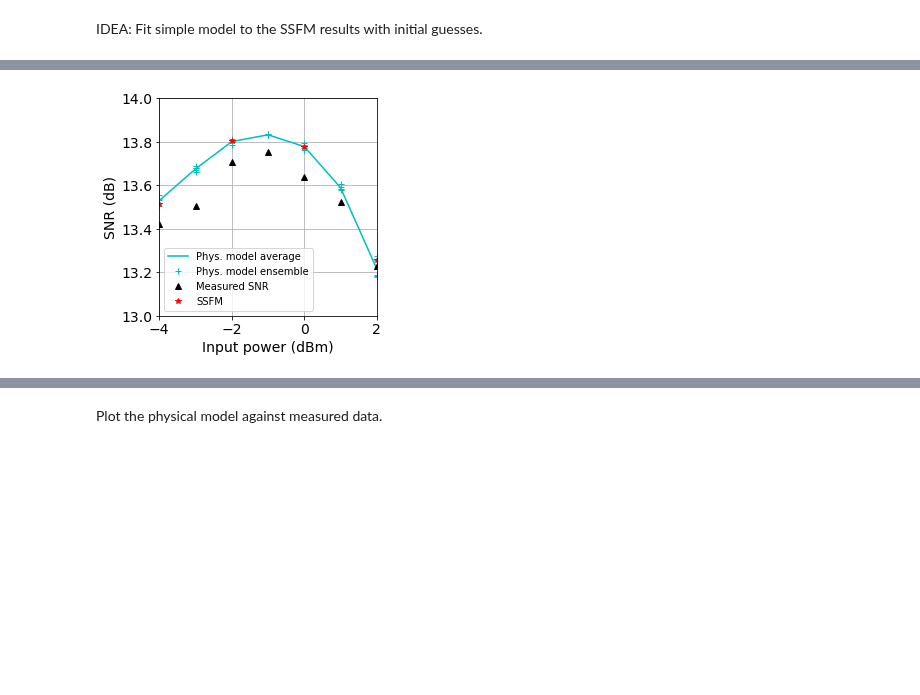
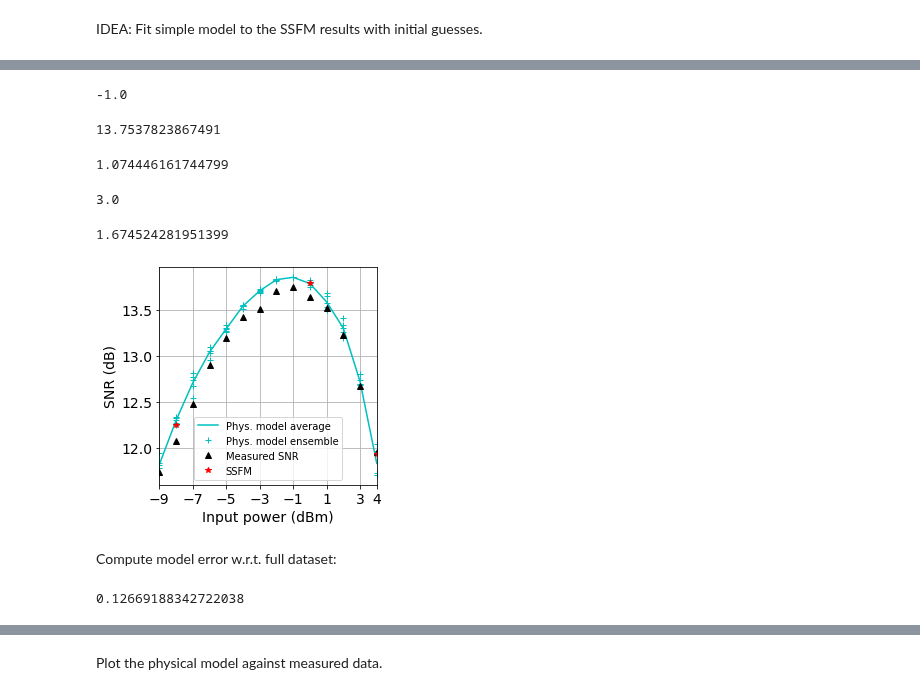
Before and after one commit to joshnevin/physics_enhanced_GPs, a Jupyter notebook: SSFM_enhanced_GPs_comp_d_pvar.ipynb, the cells around one changed output, grey strips where cells are left out. Drawn from its saved outputs; the diff is of its cells as text; code cells hidden in the pictures; blank space fills up the shorter version.

```diff
--- a/SSFM_enhanced_GPs_comp_d_pvar.ipynb
+++ b/SSFM_enhanced_GPs_comp_d_pvar.ipynb
@@ -27,8 +27,10 @@ snr_comp = snr[:16] # to compare with SSFM
 pch_comp = pch[:16]
 # snr = snr[1:14]  # -8 to 4 dBm
 # pch = pch[1:14]
-snr = snr[3:10] # -6 to 0 dBm  # 3 dBm around peak
-pch = pch[3:10]
+# snr = snr[3:10] # -6 to 0 dBm  # 3 dBm around peak
+# pch = pch[3:10]
+snr = snr[1:15] # -9 to 4 dBm  # 2 dB SNR penalty around the peak
+pch = pch[1:15]
 # %%
 down_sample_factor = 1
 snr = np.array([snr[i] for i in range(len(snr)) if i % down_sample_factor == 0])
@@ -104,7 +132,7 @@ def snr_simple_gen(p_in, a, b, rseed, sig):
         p_in = p_in + np.random.normal(0, sig, len(p_in))
         p_in = convert_to_lin_dbm(p_in) # W
 #         return convert_to_db(1/( (a*p_in**(-1) + b*p_in**2) + 1/29.2  ))
-        return convert_to_db(1/( (a*p_in**(-1) + b*p_in**2) + 1/convert_to_lin(14.78)  ))
+        return convert_to_db(1/( (a*p_in**(-1) + b*p_in**2) + 1/convert_to_lin(14.8)  ))
 # %% [markdown]
 David's paper: SNR$^{-1}$ = SNR$^{-1}$ + $\mathrm{{SNR}_0}^{-1}$
 $\mathrm{{SNR}_0}=29.2=14.7$dB
@@ -114,10 +142,14 @@ IDEA: Fit simple model to the SSFM results with initial guesses.
 # %%
 def apply_b2b(snr, b2b):
     return convert_to_db(1/(1/convert_to_lin(snr) + 1/convert_to_lin(b2b)))
-snr_ssfm = [15.77, 17.71, 19.49, 20.76, 20.64, 18.54, 15.09]
-pch_ssfm = [-8, -6, -4, -2, 0, 2, 4]
+# snr_ssfm = [15.77, 17.71, 19.49, 20.76, 20.64, 18.54, 15.09]
+# pch_ssfm = [ -8, -6, -4, -2, 0, 2, 4]
+# snr_ssfm = [14.78, 20.94, 15.09]
+# pch_ssfm = [ -9, -1, 4]
+snr_ssfm = [15.77, 20.64, 15.09]
+pch_ssfm = [ -8, 0, 4]
 #snr_ssfm_m = [apply_b2b(i, convert_to_db(29.2)) for i in snr_ssfm]
-snr_ssfm_m = [apply_b2b(i, convert_to_db(convert_to_lin(14.78))) for i in snr_ssfm]
+snr_ssfm_m = [apply_b2b(i, convert_to_db(convert_to_lin(14.8))) for i in snr_ssfm]
 # %%
 sim_model = simple_model()
 # %%
@@ -147,6 +179,8 @@ plt.show()
 # %%
+#pch_pred_phys = np.linspace(pch[-1], pch[0], 100)
+pch_pred_phys = np.copy(pch)
 snr_phys_ensemble = []
 for i in range(5):
-    snr_phys_ensemble.append(snr_simple_gen(pch, a_opt, b_opt, i, 0.5/5))
+    snr_phys_ensemble.append(snr_simple_gen(pch_pred_phys, a_opt, b_opt, i, 0.5/3))
 # %%
 snr_phys_ensemble_ave = np.mean(snr_phys_ensemble, axis=0)
@@ -160,26 +189,54 @@ pch[np.argmax(snr_phys_ensemble_ave)]
+# %%
+pch[np.argmax(snr_simple_gen(pch, a_opt, b_opt, i, 1e-3))]
+# %% [output]
+-1.0
+# %%
+snr[np.argmax(snr_simple_gen(pch, a_opt, b_opt, i, 1e-3))]
+# %% [output]
+13.7537823867491
+# %%
+snr[np.argmax(snr_simple_gen(pch, a_opt, b_opt, i, 1e-3))] - snr[1]
+# %% [output]
+1.074446161744799
+# %%
+pch[1]
+# %% [output]
+3.0
+# %%
+snr[np.argmax(snr_simple_gen(pch, a_opt, b_opt, i, 1e-3))] - snr[-2]
+# %% [output]
+1.674524281951399
 # %%
 f, ax = plt.subplots()
-plt.plot(pch, snr_phys_ensemble_ave, 'c-', label='Phys. model average')
-plt.plot(pch, snr_phys_ensemble[0], 'c+', label='Phys. model ensemble')
-plt.plot(pch, snr_phys_ensemble[1], 'c+')
-plt.plot(pch, snr_phys_ensemble[2], 'c+')
-plt.plot(pch, snr_phys_ensemble[3], 'c+')
-plt.plot(pch, snr_phys_ensemble[4], 'c+')
+plt.plot(pch_pred_phys, snr_phys_ensemble_ave, 'c-', label='Phys. model average')
+plt.plot(pch_pred_phys, snr_phys_ensemble[0], 'c+', label='Phys. model ensemble')
+plt.plot(pch_pred_phys, snr_phys_ensemble[1], 'c+')
+plt.plot(pch_pred_phys, snr_phys_ensemble[2], 'c+')
+plt.plot(pch_pred_phys, snr_phys_ensemble[3], 'c+')
+plt.plot(pch_pred_phys, snr_phys_ensemble[4], 'c+')
 plt.plot(pch, snr, 'k^', label='Measured SNR')
 plt.plot(pch_ssfm, snr_ssfm_m, 'r*', label='SSFM')
 plt.xlim([pch[-1], pch[0]])
 #plt.xticks([-8, -6, -4, -2, 0, 2, 4])
-plt.ylim([13, 14])
+plt.xticks([-9, -7, -5, -3, -1, 1, 3, 4])
+#plt.ylim([13, 14])
 plt.xlabel("Input power (dBm)")
 plt.ylabel("SNR (dB)")
 plt.legend(prop={'size':10})
 ax.set_aspect(1.0/ax.get_data_ratio(), adjustable='box')
 f.patch.set_facecolor('w')
 plt.grid()
-#plt.savefig('figures/SSFM_phys_model_meas_comp.pdf', dpi=200,bbox_inches='tight')
+plt.savefig('figures/SSFM_phys_model_meas_comp.pdf', dpi=200,bbox_inches='tight')
 plt.show()
 # %% [output]
-[figure, old version]
+[figure, new version]
+# %% [markdown]
+Compute model error w.r.t. full dataset:
+# %%
+mse_phys_model = np.mean(((snr - snr_phys_ensemble_ave)**2)**0.5)
+mse_phys_model
+# %% [output]
+0.12669188342722038
 # %%
 num_pts_phys = 15
 # %%
```
Also changed, not shown: parts of 28 cells of this notebook, 1 other file.
